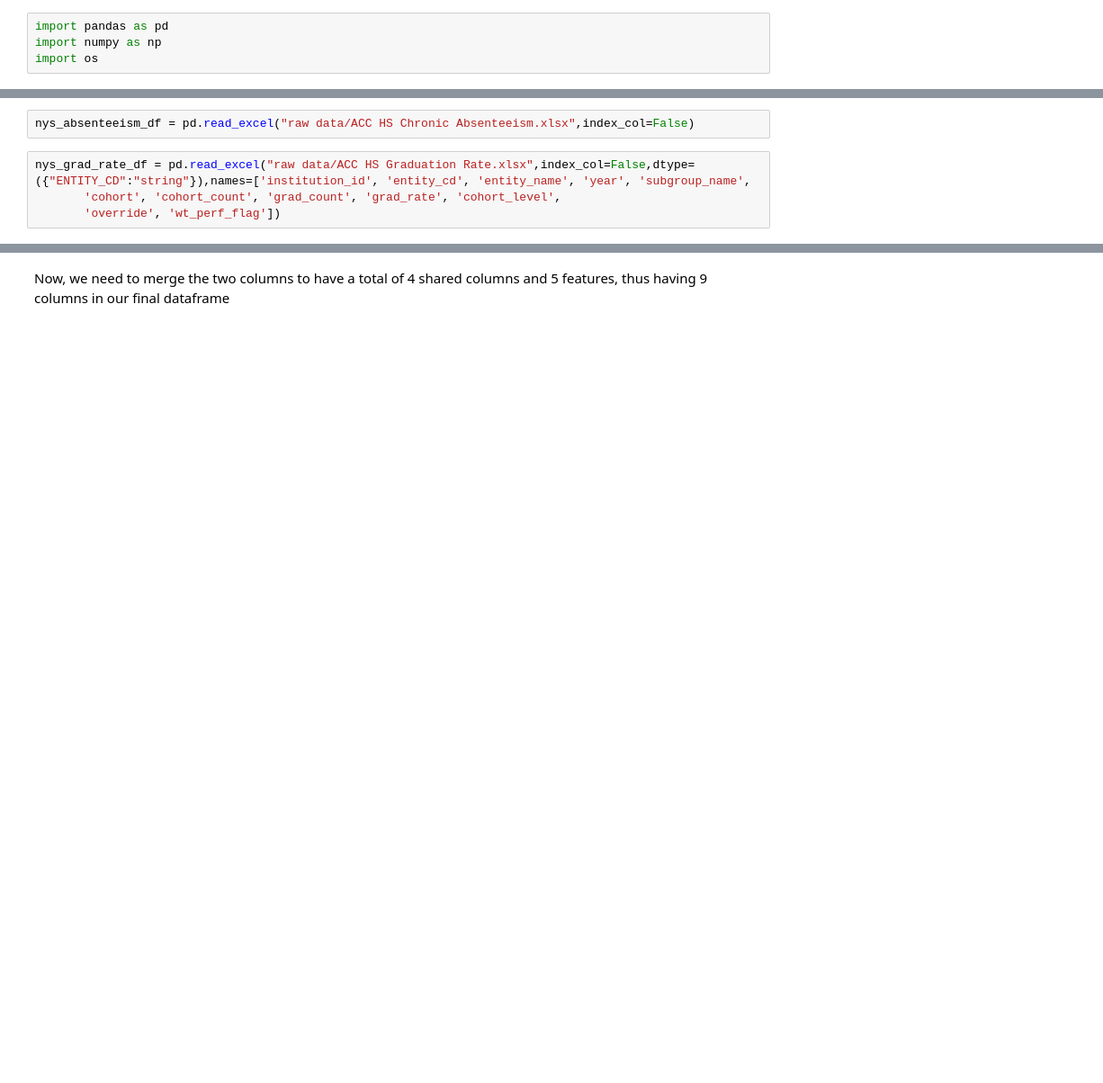
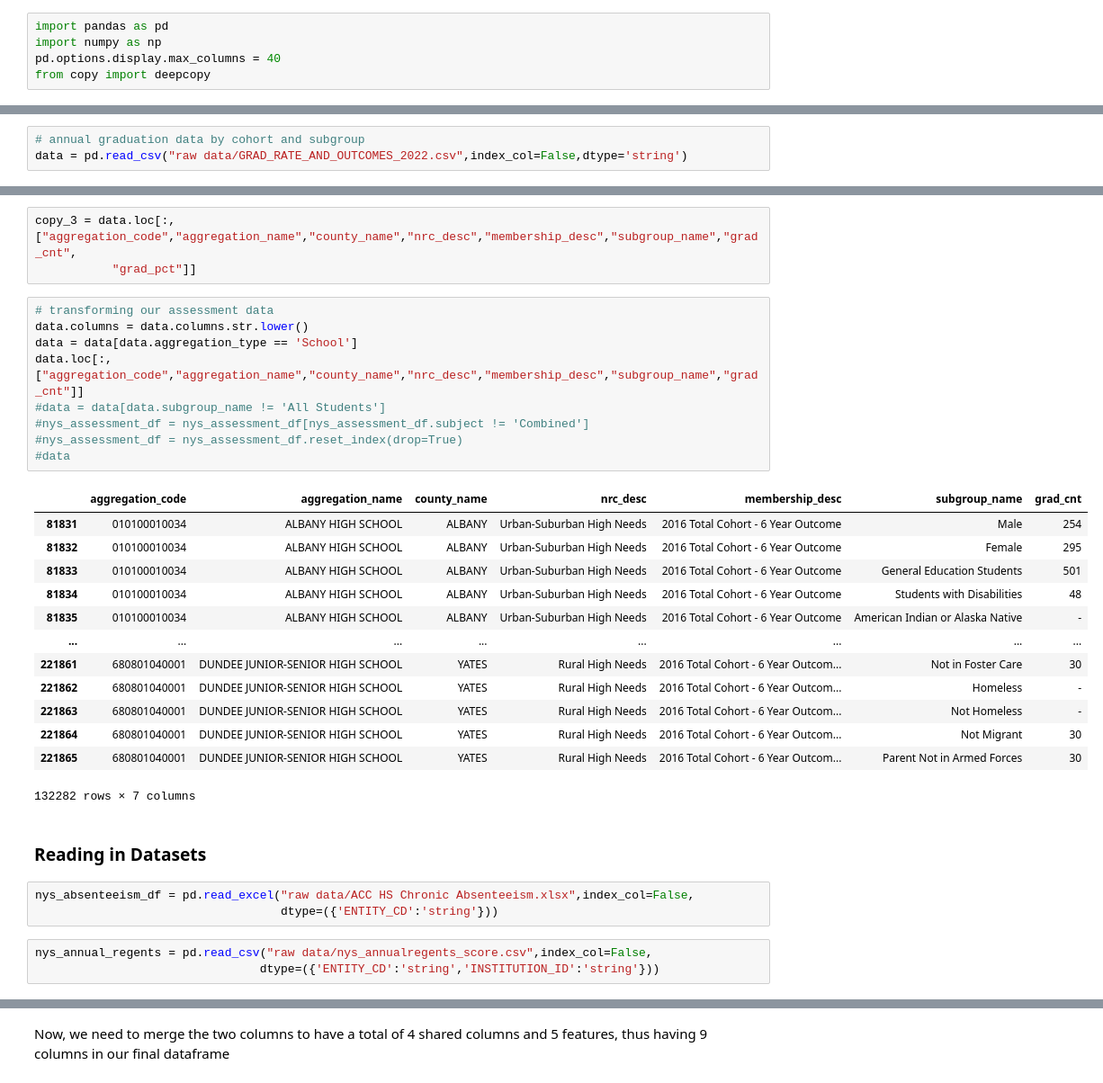
Before and after one commit to asoylatte03/nys-ell-grad-rate, a Jupyter notebook: data prep 2.ipynb, the cells around one changed output, grey strips where cells are left out. Shown at 90% size. Drawn from its saved outputs; the diff is of its cells as text; blank space fills up the shorter version.

```diff
--- a/data prep 2.ipynb
+++ b/data prep 2.ipynb
@@ -1,4 +1,5 @@
 # %%
 import pandas as pd
 import numpy as np
-import os
+pd.options.display.max_columns = 40
+from copy import deepcopy
@@ -4,0 +16,3 @@ import os
+# %%
+# annual graduation data by cohort and subgroup
+data = pd.read_csv("raw data/GRAD_RATE_AND_OUTCOMES_2022.csv",index_col=False,dtype='string')
@@ -5,6 +56,34 @@ import os
+# %%
+copy_3 = data.loc[:,["aggregation_code","aggregation_name","county_name","nrc_desc","membership_desc","subgroup_name","grad_cnt",
+           "grad_pct"]]
+# %%
+# transforming our assessment data
+data.columns = data.columns.str.lower()
+data = data[data.aggregation_type == 'School']
+data.loc[:,["aggregation_code","aggregation_name","county_name","nrc_desc","membership_desc","subgroup_name","grad_cnt"]]
+#data = data[data.subgroup_name != 'All Students']
+#nys_assessment_df = nys_assessment_df[nys_assessment_df.subject != 'Combined']
+#nys_assessment_df = nys_assessment_df.reset_index(drop=True)
+#data
+# %% [output]
+|  | aggregation_code | aggregation_name | county_name | nrc_desc | membership_desc | subgroup_name | grad_cnt |
+| 81831 | 010100010034 | ALBANY HIGH SCHOOL | ALBANY | Urban-Suburban High Needs | 2016 Total Cohort - 6 Year Outcome | Male | 254 |
+| 81832 | 010100010034 | ALBANY HIGH SCHOOL | ALBANY | Urban-Suburban High Needs | 2016 Total Cohort - 6 Year Outcome | Female | 295 |
+| 81833 | 010100010034 | ALBANY HIGH SCHOOL | ALBANY | Urban-Suburban High Needs | 2016 Total Cohort - 6 Year Outcome | General Education Students | 501 |
+| 81834 | 010100010034 | ALBANY HIGH SCHOOL | ALBANY | Urban-Suburban High Needs | 2016 Total Cohort - 6 Year Outcome | Students with Disabilities | 48 |
+| 81835 | 010100010034 | ALBANY HIGH SCHOOL | ALBANY | Urban-Suburban High Needs | 2016 Total Cohort - 6 Year Outcome | American Indian or Alaska Native | - |
+| ... | ... | ... | ... | ... | ... | ... | ... |
+| 221861 | 680801040001 | DUNDEE JUNIOR-SENIOR HIGH SCHOOL | YATES | Rural High Needs | 2016 Total Cohort - 6 Year Outcom... | Not in Foster Care | 30 |
+| 221862 | 680801040001 | DUNDEE JUNIOR-SENIOR HIGH SCHOOL | YATES | Rural High Needs | 2016 Total Cohort - 6 Year Outcom... | Homeless | - |
+| 221863 | 680801040001 | DUNDEE JUNIOR-SENIOR HIGH SCHOOL | YATES | Rural High Needs | 2016 Total Cohort - 6 Year Outcom... | Not Homeless | - |
+| 221864 | 680801040001 | DUNDEE JUNIOR-SENIOR HIGH SCHOOL | YATES | Rural High Needs | 2016 Total Cohort - 6 Year Outcom... | Not Migrant | 30 |
+| 221865 | 680801040001 | DUNDEE JUNIOR-SENIOR HIGH SCHOOL | YATES | Rural High Needs | 2016 Total Cohort - 6 Year Outcom... | Parent Not in Armed Forces | 30 |
+132282 rows × 7 columns
+# %% [markdown]
+### Reading in Datasets
 # %%
-nys_absenteeism_df = pd.read_excel("raw data/ACC HS Chronic Absenteeism.xlsx",index_col=False)
+nys_absenteeism_df = pd.read_excel("raw data/ACC HS Chronic Absenteeism.xlsx",index_col=False,
+                                   dtype=({'ENTITY_CD':'string'}))
-# %%
-nys_grad_rate_df = pd.read_excel("raw data/ACC HS Graduation Rate.xlsx",index_col=False,dtype=({"ENTITY_CD":"string"}),names=['institution_id', 'entity_cd', 'entity_name', 'year', 'subgroup_name',
-       'cohort', 'cohort_count', 'grad_count', 'grad_rate', 'cohort_level',
-       'override', 'wt_perf_flag'])
+# %%
+nys_annual_regents = pd.read_csv("raw data/nys_annualregents_score.csv",index_col=False,
+                                dtype=({'ENTITY_CD':'string','INSTITUTION_ID':'string'}))
```
Also changed, not shown: parts of 32 cells of this notebook.
